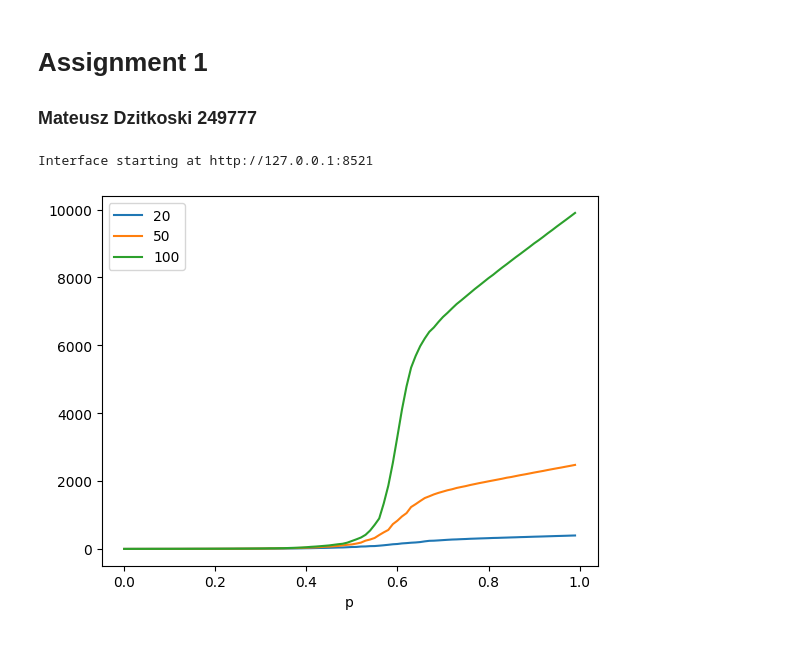
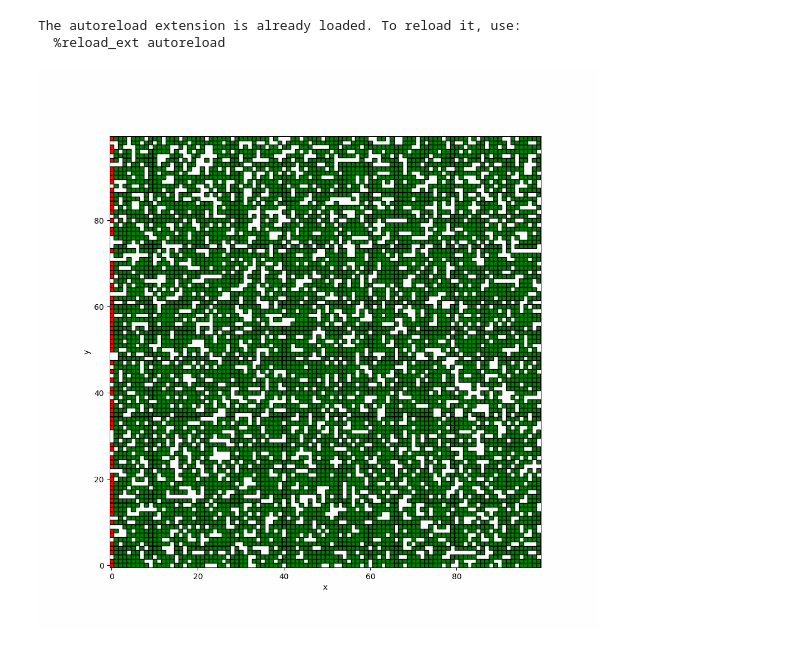
Before and after one commit to mateusz-dzitkowski/applied-mathematics, a Jupyter notebook: projects/agent_based_modelling/assignment_1/main.ipynb, the cells around one changed output. Cells and saved outputs as stored; diff of their text form; code cells hidden in the pictures.

```diff
--- a/projects/agent_based_modelling/assignment_1/main.ipynb
+++ b/projects/agent_based_modelling/assignment_1/main.ipynb
@@ -1,12 +0,0 @@
-# %% [markdown]
-# Assignment 1
-### Mateusz Dzitkoski 249777
-# %%
-from server import server
-
-try:
-    server.launch(open_browser=True)
-except Exception:
-    pass
-# %% [output]
-Interface starting at http://127.0.0.1:8521
@@ -15 +1,35 @@ from forest_fire import ForestFire
+# %%
+%load_ext autoreload
+%autoreload 2
+from forest_fire import ForestFire, Tree
+from projects.agent_based_modelling.lib import batch_run
+from projects.agent_based_modelling.lib.plot import animate_show
+from pandas import DataFrame
+import numpy as np
+
+
+def plot_mean(_df: DataFrame, key: str):
+    (
+        _df
+        .groupby(["p", "size"])
+        .mean()
+        .reset_index()
+        .set_index("p")
+        .groupby("size")[key]
+        .plot(legend=True)
+    )
+
+
+def tree_to_color(tree: Tree) -> str:
+    return tree.state.color()
+# %% [output]
+The autoreload extension is already loaded. To reload it, use:
+  %reload_ext autoreload
+# %%
+animate_show(
+    model=ForestFire(size=100, p=0.7),
+    agent_color_func=tree_to_color,
+)
+# %% [output]
+[figure, added]
 # %%
@@ -17,4 +43,0 @@ df = ForestFire.batch_run(size=[20, 50, 100], iterations=200)
-# %%
-df.groupby(["p", "size"]).mean().reset_index().set_index("p").groupby("size")["biggest_burned_cluster"].plot(legend=True);
-# %% [output]
-[figure, removed]
```
Also changed, not shown: parts of 5 cells of this notebook, 10 other files.
